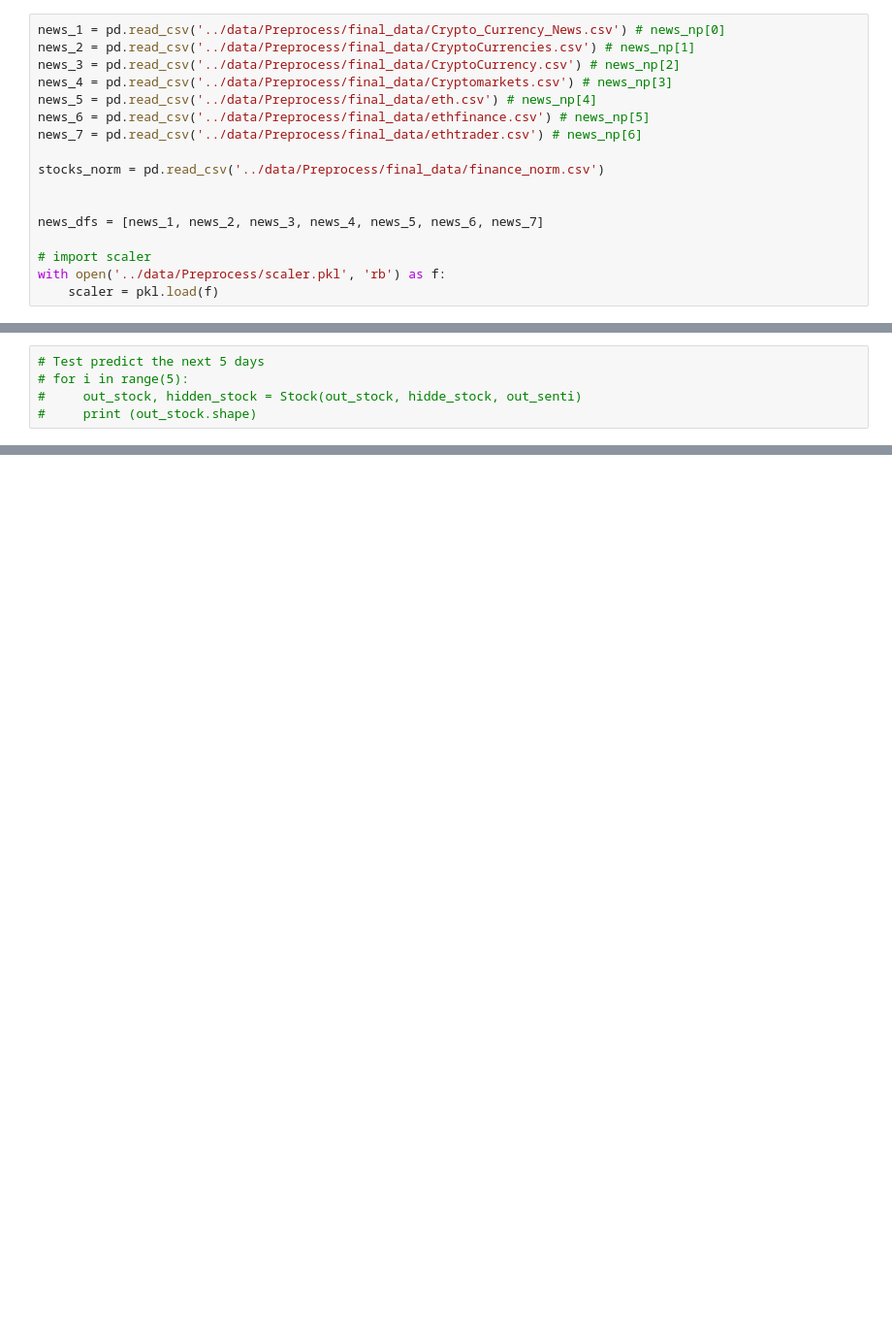
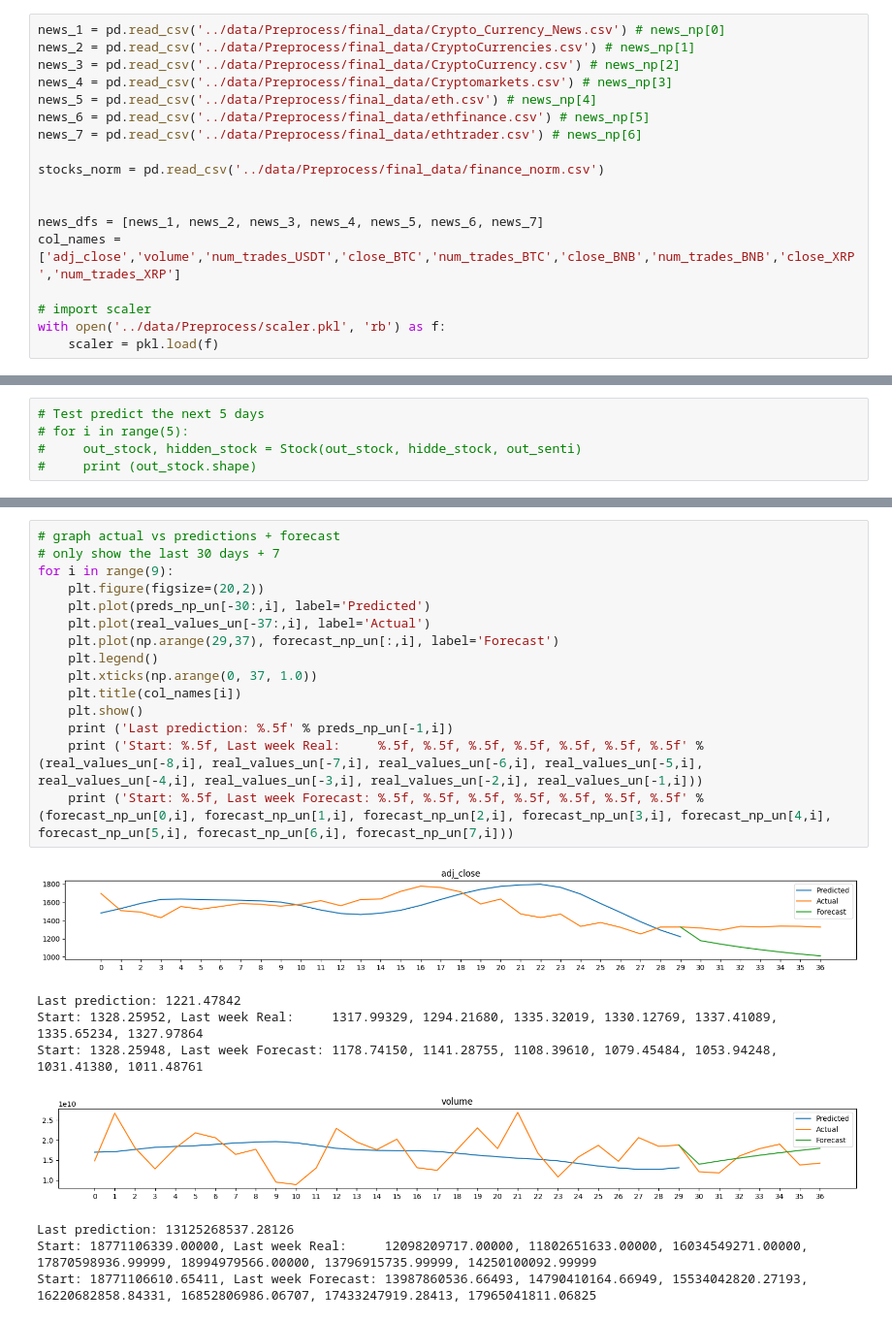
Before and after one commit to CAMAY3101/KALIK, a Jupyter notebook: model/modelo.ipynb, the cells around one changed output, grey strips where cells are left out. Shown at 97% size. Saved outputs shown, nothing was run; the diff lists cells and outputs as text; blank space fills up the shorter version.

```diff
--- a/model/modelo.ipynb
+++ b/model/modelo.ipynb
@@ -86,6 +96,7 @@ stocks_norm = pd.read_csv('../data/Preprocess/final_data/finance_norm.csv')
 
 
 news_dfs = [news_1, news_2, news_3, news_4, news_5, news_6, news_7]
+col_names = ['adj_close','volume','num_trades_USDT','close_BTC','num_trades_BTC','close_BNB','num_trades_BNB','close_XRP','num_trades_XRP']
 
 # import scaler
 with open('../data/Preprocess/scaler.pkl', 'rb') as f:
@@ -338,0 +548,24 @@ df_target.head()
+# %%
+# graph actual vs predictions + forecast
+# only show the last 30 days + 7
+for i in range(9):
+    plt.figure(figsize=(20,2))
+    plt.plot(preds_np_un[-30:,i], label='Predicted')
+    plt.plot(real_values_un[-37:,i], label='Actual')
+    plt.plot(np.arange(29,37), forecast_np_un[:,i], label='Forecast')
+    plt.legend()
+    plt.xticks(np.arange(0, 37, 1.0))
+    plt.title(col_names[i])
+    plt.show()
+    print ('Last prediction: %.5f' % preds_np_un[-1,i])
+    print ('Start: %.5f, Last week Real:     %.5f, %.5f, %.5f, %.5f, %.5f, %.5f, %.5f' % (real_values_un[-8,i], real_values_un[-7,i], real_values_un[-6,i], real_values_un[-5,i], real_values_un[-4,i], real_values_un[-3,i], real_values_un[-2,i], real_values_un[-1,i]))
+    print ('Start: %.5f, Last week Forecast: %.5f, %.5f, %.5f, %.5f, %.5f, %.5f, %.5f' % (forecast_np_un[0,i], forecast_np_un[1,i], forecast_np_un[2,i], forecast_np_un[3,i], forecast_np_un[4,i], forecast_np_un[5,i], forecast_np_un[6,i], forecast_np_un[7,i]))
+# %% [output]
+[figure, added]
+Last prediction: 1221.47842
+Start: 1328.25952, Last week Real:     1317.99329, 1294.21680, 1335.32019, 1330.12769, 1337.41089, 1335.65234, 1327.97864
+Start: 1328.25948, Last week Forecast: 1178.74150, 1141.28755, 1108.39610, 1079.45484, 1053.94248, 1031.41380, 1011.48761
+[figure, added]
+Last prediction: 13125268537.28126
+Start: 18771106339.00000, Last week Real:     12098209717.00000, 11802651633.00000, 16034549271.00000, 17870598936.99999, 18994979566.00000, 13796915735.99999, 14250100092.99999
+Start: 18771106610.65411, Last week Forecast: 13987860536.66493, 14790410164.66949, 15534042820.27193, 16220682858.84331, 16852806986.06707, 17433247919.28413, 17965041811.06825
```
Also changed, not shown: parts of 47 cells of this notebook, 9 other files.
